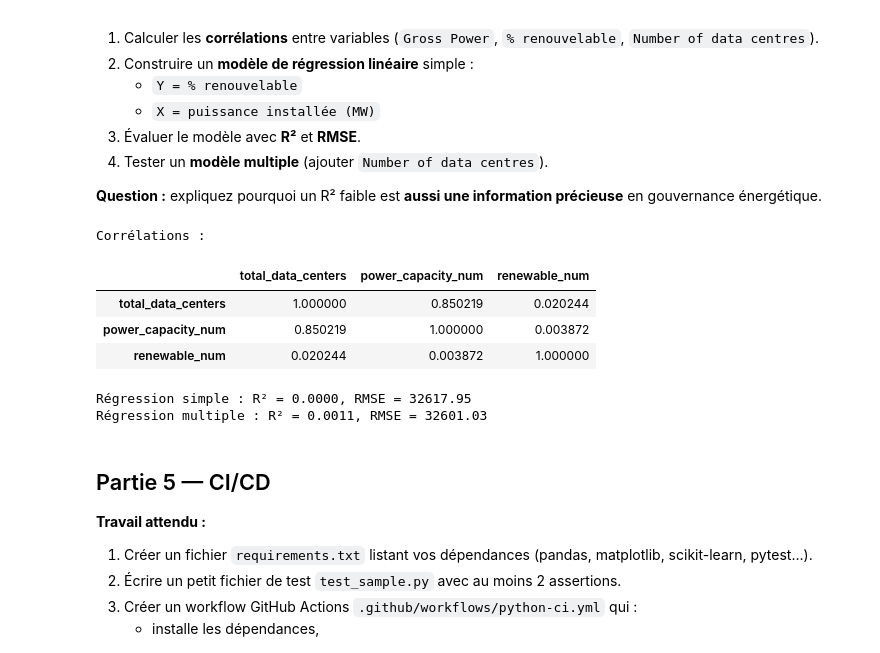
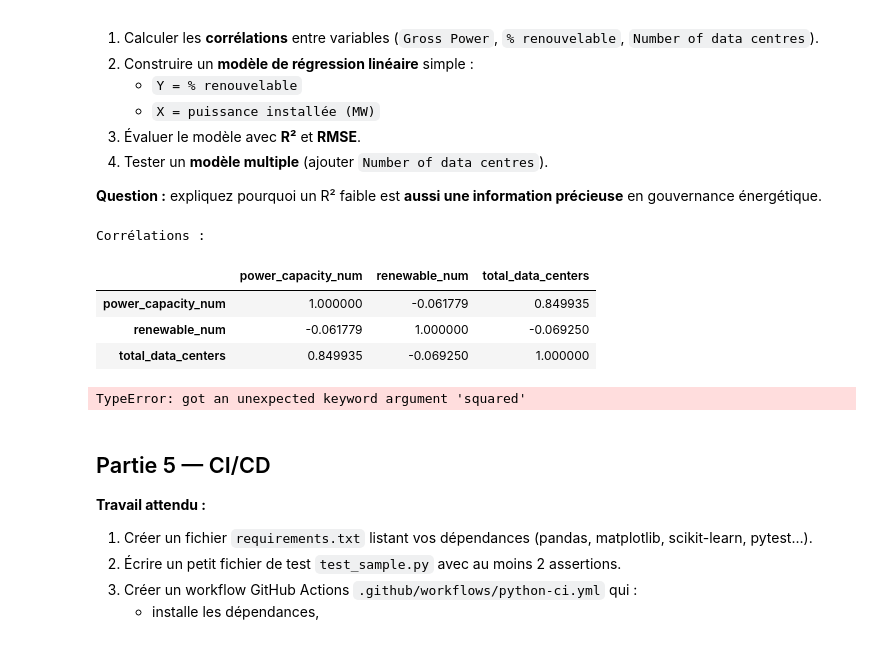
Before and after one commit to Mr10Wick/tp-data-centers, a Jupyter notebook: TP_student.ipynb, the cells around one changed output. Saved outputs shown, nothing was run; the diff lists cells and outputs as text; code cells hidden in the pictures.

```diff
--- a/TP_student.ipynb
+++ b/TP_student.ipynb
@@ -227,54 +361,55 @@ North America -> {'mean': 150685.92666666667, 'std': 260971.6231158402, 'n': 3.0
 # %%
 !pip install scikit-learn
 # %%
-# --- Imports -----------------------------------------------------------------
+# ÉTAPE 4.1 — Corrélations
+num_cols = ["power_capacity_num", "renewable_num", "total_data_centers"]
+corr_df = df_clean[num_cols].dropna()
+corr = corr_df.corr(numeric_only=True)
+print("Corrélations :")
+display(corr)
+
+
+# ÉTAPE 4.2 — Régressions
 from sklearn.linear_model import LinearRegression
 from sklearn.metrics import r2_score, mean_squared_error
 import numpy as np
 
-# --- 1) Corrélations entre variables -----------------------------------------
-num_cols = ["total_data_centers", "power_capacity_num", "renewable_num"]
-corr = df[num_cols].corr()
-print("Corrélations :")
-display(corr)
+data = df_clean[["renewable_num", "power_capacity_num", "total_data_centers"]].dropna()
 
-# --- 2) Régression linéaire simple (Y = % renouvelable, X = puissance) -------
-ds = df[["power_capacity_num", "renewable_num"]].dropna()
+# Y = % renouvelable
+y  = data["renewable_num"].values
 
-X = ds[["power_capacity_num"]].values
-y = ds["renewable_num"].values
+# ---- Modèle linéaire simple : X = puissance installée (MW)
+X1 = data[["power_capacity_num"]].values
 
-model = LinearRegression()
-model.fit(X, y)
-preds = model.predict(X)
+model1 = LinearRegression().fit(X1, y)
+pred1  = model1.predict(X1)
 
-r2  = r2_score(y, preds)
-rmse = np.sqrt(mean_squared_error(y, preds))
+r2_1   = r2_score(y, pred1)
+rmse_1 = mean_squared_error(y, pred1, squared=False)
 
-print(f"Régression simple : R² = {r2:.4f}, RMSE = {rmse:.2f}")
+print(f"Régression simple : R² = {r2_1:.4f},  RMSE = {rmse_1:.2f}")
+print(f"  Coef(MW -> %renouvelable) = {model1.coef_[0]:.6f},  Intercept = {model1.intercept_:.3f}")
 
-# --- 3) Régression multiple (+ nb de data centers) ---------------------------
-ds2 = df[["power_capacity_num", "total_data_centers", "renewable_num"]].dropna()
+# ---- Modèle linéaire multiple : X = [puissance (MW), #data centers]
+X2 = data[["power_capacity_num", "total_data_centers"]].values
 
-X2 = ds2[["power_capacity_num", "total_data_centers"]].values
-y2 = ds2["renewable_num"].values
+model2 = LinearRegression().fit(X2, y)
+pred2  = model2.predict(X2)
 
-model2 = LinearRegression()
-model2.fit(X2, y2)
-preds2 = model2.predict(X2)
+r2_2   = r2_score(y, pred2)
+rmse_2 = mean_squared_error(y, pred2, squared=False)
 
-r2_2  = r2_score(y2, preds2)
-rmse_2 = np.sqrt(mean_squared_error(y2, preds2))
-
-print(f"Régression multiple : R² = {r2_2:.4f}, RMSE = {rmse_2:.2f}")
+print(f"Régression multiple : R² = {r2_2:.4f},  RMSE = {rmse_2:.2f}")
+print("  Coefs = {MW: %.6f, #DC: %.6f}, Intercept = %.3f" %
+      (model2.coef_[0], model2.coef_[1], model2.intercept_))
 # %% [output]
 Corrélations :
-|  | total_data_centers | power_capacity_num | renewable_num |
-| total_data_centers | 1.000000 | 0.850219 | 0.020244 |
-| power_capacity_num | 0.850219 | 1.000000 | 0.003872 |
-| renewable_num | 0.020244 | 0.003872 | 1.000000 |
+|  | power_capacity_num | renewable_num | total_data_centers |
+| power_capacity_num | 1.000000 | -0.061779 | 0.849935 |
+| renewable_num | -0.061779 | 1.000000 | -0.069250 |
+| total_data_centers | 0.849935 | -0.069250 | 1.000000 |
-Régression simple : R² = 0.0000, RMSE = 32617.95
-Régression multiple : R² = 0.0011, RMSE = 32601.03
+TypeError: got an unexpected keyword argument 'squared'
 # %% [markdown]
 ## Partie 5 — CI/CD
 **Travail attendu :**
```
Also changed, not shown: parts of 5 cells of this notebook, 1 other file.
